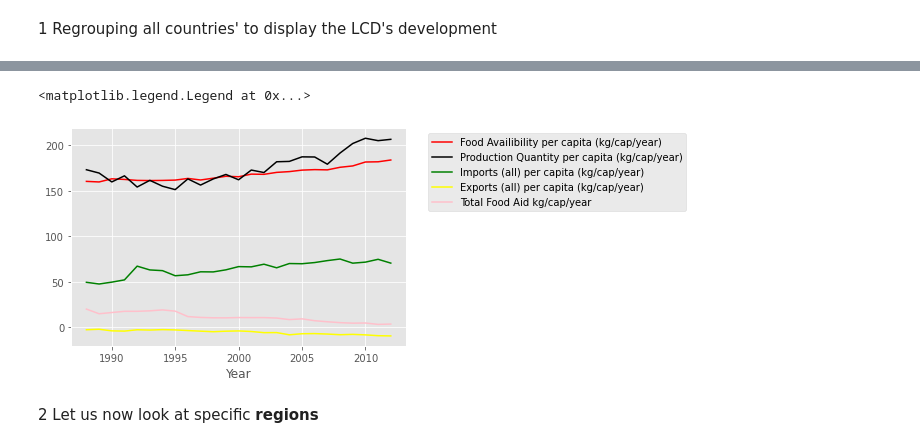
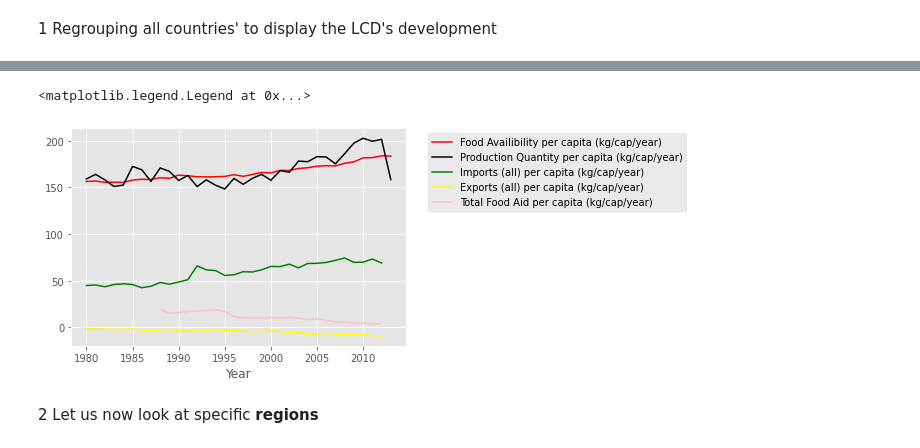
Before and after one commit to loicpages/qmII_group_rep, a Jupyter notebook: Linegraphs_cleaned.ipynb, the cells around one changed output, grey strips where cells are left out. Saved outputs shown, nothing was run; the diff lists cells and outputs as text; code cells hidden in the pictures.

```diff
--- a/Linegraphs_cleaned.ipynb
+++ b/Linegraphs_cleaned.ipynb
@@ -18,9 +16,9 @@ plt.style.use('ggplot')
 # %% [markdown]
 1 Regrouping all countries' to display the LCD's development
 # %%
-data_path = '/content/df_final(no_missing values,regions).csv'
-df_no_missing_valuesr = pd.read_csv(data_path, encoding ='latin-1')
-df_no_missing_valuesr["Exports (all) per capita (kg/cap/year)"] = -1 * df_no_missing_valuesr["Exports (all) per capita (kg/cap/year)"]
-df_no_missing_valuesr
+data_path = '/content/df_final(regions,withmissingvalues).csv'
+df_reg_MV = pd.read_csv(data_path, encoding ='latin-1')
+df_reg_MV["Exports (all) per capita (kg/cap/year)"] = -1 * df_reg_MV["Exports (all) per capita (kg/cap/year)"]
+df_reg_MV
 # %% [output]
 |  | Country | Year | Food Availibility per capita (kg/... | Production Quantity (Grains & Ce.... | Import Quantity (Grains & Ce.)(10... | ... |
@@ -39,21 +37,21 @@ df_no_missing_valuesr
 # %%
 #Group all countries' food availability per year, to map out AllLDC development of food availability
-AllLDC_food_availablity = df_no_missing_valuesr.groupby('Year')['Food Availibility per capita (kg/cap/year)'].mean()
-AllLDC_production = df_no_missing_valuesr.groupby('Year')['Production Quantity per capita (kg/cap/year)'].mean()
-allLDC_import = df_no_missing_valuesr.groupby('Year')['Imports (all) per capita (kg/cap/year)'].mean()
-allLDC_export = df_no_missing_valuesr.groupby('Year')['Exports (all) per capita (kg/cap/year)'].mean()
-allLDC_aid = df_no_missing_valuesr.groupby('Year')['Total Food Aid kg/cap/year'].mean()
+AllLDC_food_availablity = df_reg_MV.groupby('Year')['Food Availibility per capita (kg/cap/year)'].mean()
+AllLDC_production = df_reg_MV.groupby('Year')['Production Quantity per capita (kg/cap/year)'].mean()
+allLDC_import = df_reg_MV.groupby('Year')['Imports (all) per capita (kg/cap/year)'].mean()
+allLDC_export = df_reg_MV.groupby('Year')['Exports (all) per capita (kg/cap/year)'].mean()
+allLDC_aid = df_reg_MV.groupby('Year')['Total Food Aid per capita (kg/cap/year)'].mean()
 # %%
 ax = AllLDC_food_availablity.plot(x='Year', y= 'Food Availibility per capita (kg/cap/year)', kind='line', c = 'red', label = 'Food Availibility per capita (kg/cap/year)')
 AllLDC_production.plot(x='Year', y= 'Production Quantity per capita (kg/cap/year)', kind='line', c = 'black', ax=ax, label = 'Production Quantity per capita (kg/cap/year)')
 allLDC_import.plot(x='Year', y= 'Imports (all) per capita (kg/cap/year)', kind='line', c = 'green', ax=ax, label = 'Imports (all) per capita (kg/cap/year)')
 allLDC_export.plot(x='Year', y= 'Exports (all) per capita (kg/cap/year)', kind='line', c = 'yellow', ax=ax, label = 'Exports (all) per capita (kg/cap/year)')
-allLDC_aid.plot(x='Year', y= 'Total Food Aid', kind='line', c = 'pink', ax=ax, label = 'Total Food Aid kg/cap/year')
+allLDC_aid.plot(x='Year', y= 'Total Food Aid', kind='line', c = 'pink', ax=ax, label = 'Total Food Aid per capita (kg/cap/year)')
 #add net imports
 ax.legend(loc='upper left', bbox_to_anchor=(1.05, 1))
 # %% [output]
 <matplotlib.legend.Legend at 0x...>
-[figure, old version]
+[figure, new version]
 # %% [markdown]
 2 Let us now look at specific **regions**
 # %%
```
Also changed, not shown: parts of 13 cells of this notebook.
